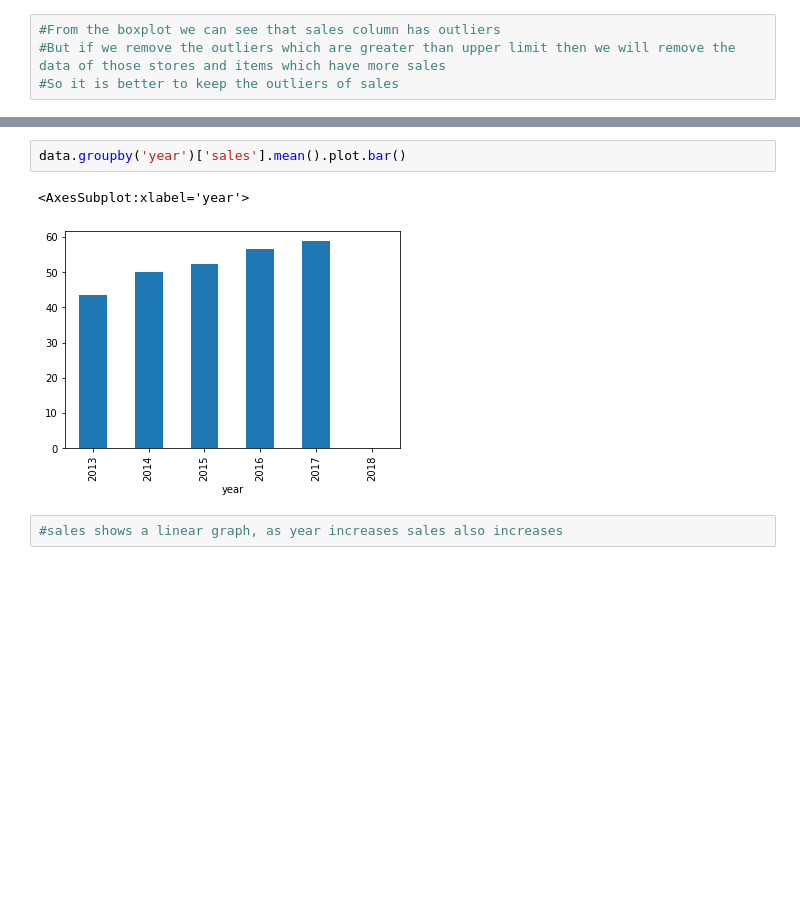
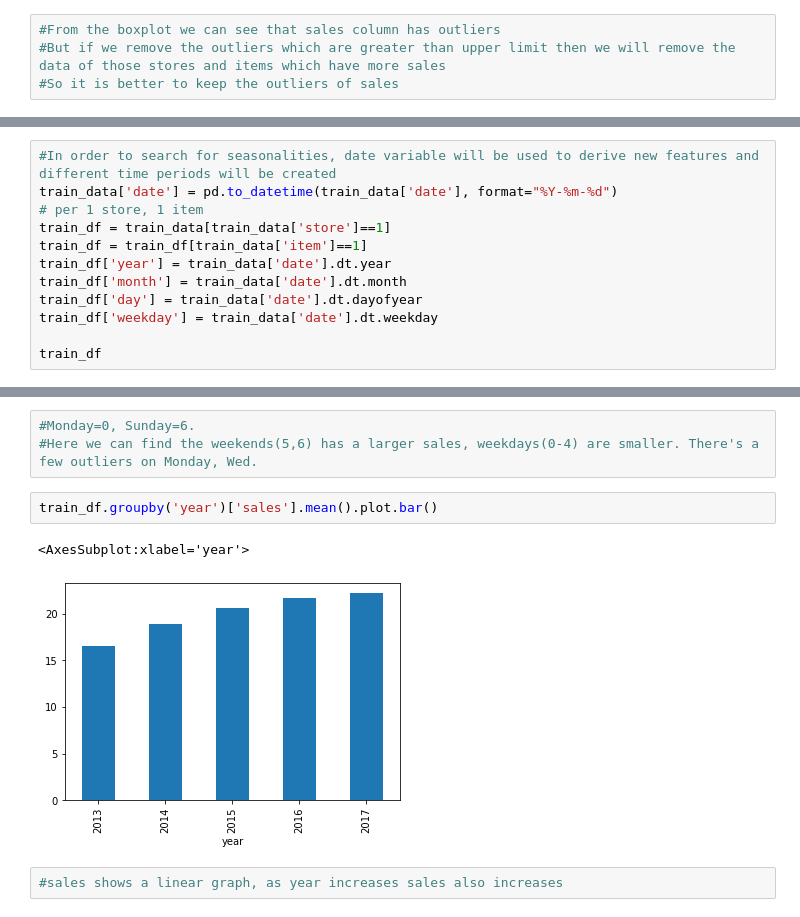
Before and after one commit to shilpaponnu143/internship, a Jupyter notebook: Forecasting.ipynb, the cells around one changed output, grey strips where cells are left out. Drawn from its saved outputs; the diff is of its cells as text; blank space fills up the shorter version.

```diff
--- a/Forecasting.ipynb
+++ b/Forecasting.ipynb
@@ -281,0 +261,12 @@ data.shape
+# %%
+#In order to search for seasonalities, date variable will be used to derive new features and different time periods will be created
+train_data['date'] = pd.to_datetime(train_data['date'], format="%Y-%m-%d")
+# per 1 store, 1 item
+train_df = train_data[train_data['store']==1]
+train_df = train_df[train_data['item']==1]
+train_df['year'] = train_data['date'].dt.year
+train_df['month'] = train_data['date'].dt.month
+train_df['day'] = train_data['date'].dt.dayofyear
+train_df['weekday'] = train_data['date'].dt.weekday
+
+train_df
@@ -282,8 +322,11 @@ data.shape
+# %%
+#Monday=0, Sunday=6.
+#Here we can find the weekends(5,6) has a larger sales, weekdays(0-4) are smaller. There's a few outliers on Monday, Wed.
 # %%
-data.groupby('year')['sales'].mean().plot.bar()
+train_df.groupby('year')['sales'].mean().plot.bar()
 # %% [output]
 <AxesSubplot:xlabel='year'>
-[figure, old version]
+[figure, new version]
 # %%
 #sales shows a linear graph, as year increases sales also increases
 # %%
```
Also changed, not shown: parts of 99 cells of this notebook.
